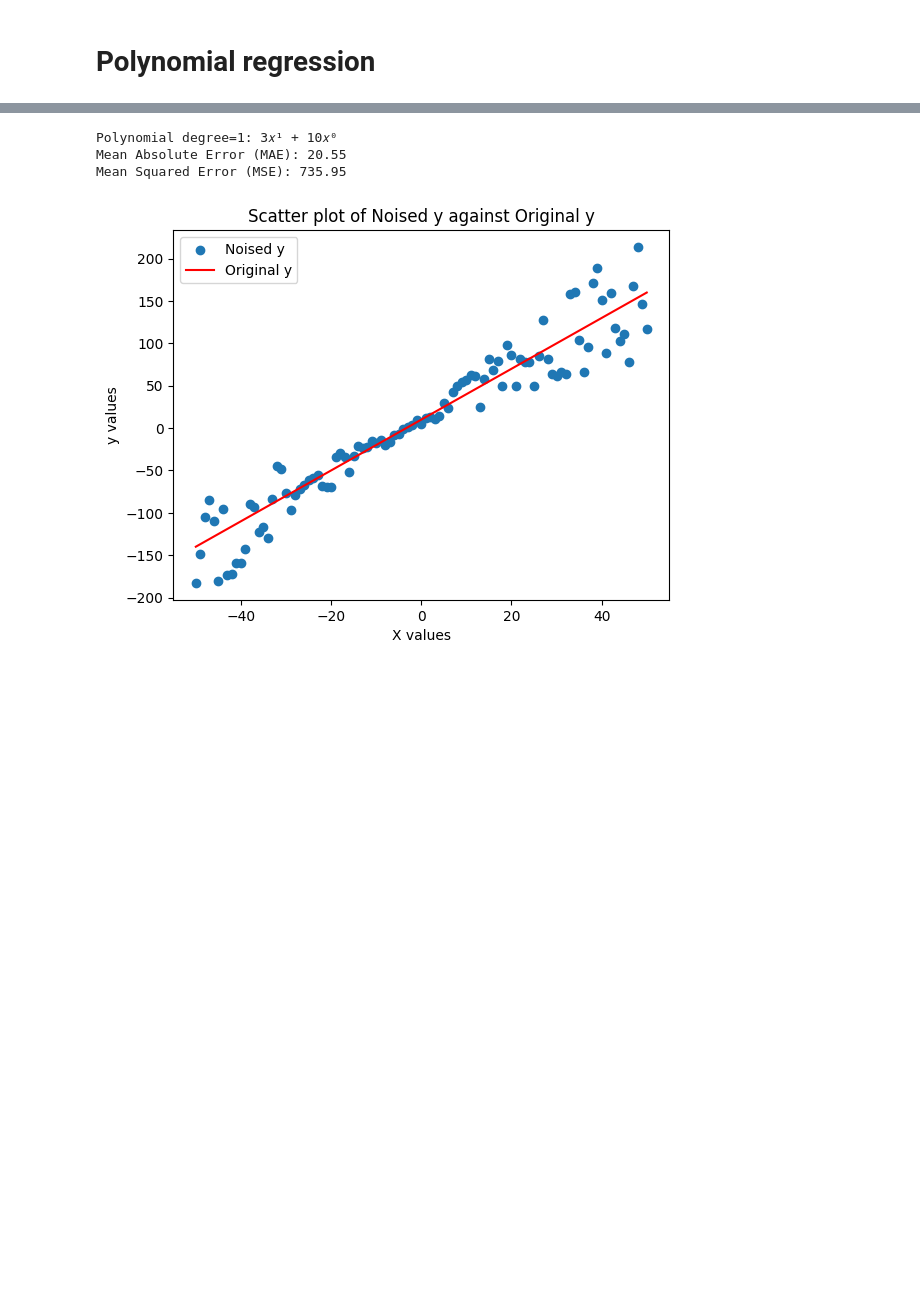
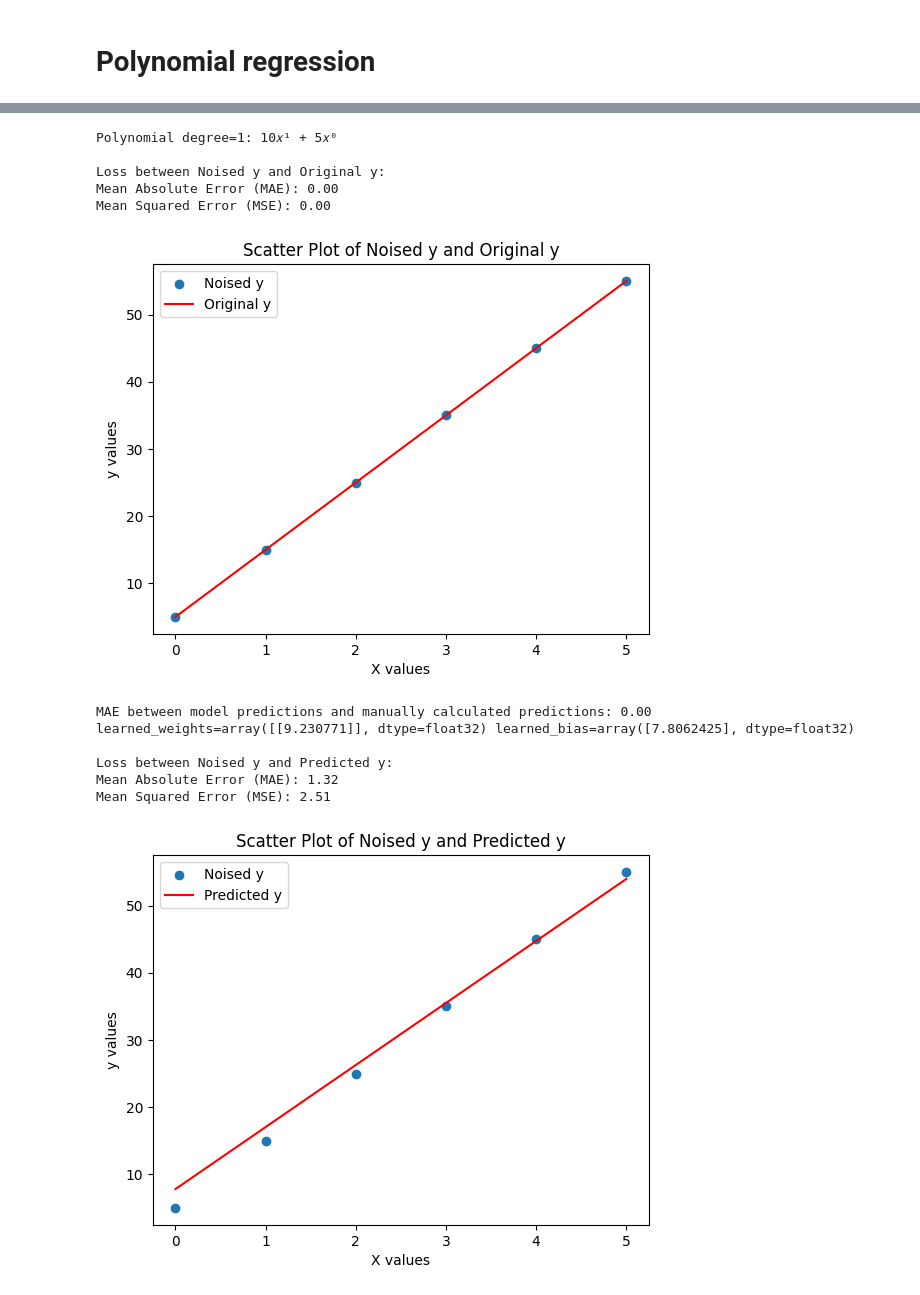
Before and after one commit to k26rahul/ML-Projects-March-2024, a Jupyter notebook: TensorFlow/tensorflow.ipynb, the cells around one changed output, grey strips where cells are left out. Drawn from its saved outputs; the diff is of its cells as text; code cells hidden in the pictures; blank space fills up the shorter version.

```diff
--- a/TensorFlow/tensorflow.ipynb
+++ b/TensorFlow/tensorflow.ipynb
@@ -159,9 +169,7 @@ def build_polynomial_model(learning_rate, degree):
   return model
 # %%
 def plot_regression_results(X, y_noised, y_pred):
-  calculate_loss(y_noised, y_pred)
-  plot_scatter_with_line(X, y_noised, y_pred, 'Noised y', 'Predicted y',
-                         "Scatter Plot of Noised y and Predicted y")
+  plot_scatter_with_line(X, y_noised, y_pred, 'Noised y', 'Predicted y')
 # %%
 def plot_loss_curve(history):
   plt.figure(figsize=(10, 6))
@@ -184,0 +201,5 @@ def polynomial_regression(X, y, degree=1, learning_rate=0.1, epochs=50, batch_si
+# %%
+X, y_noised, y_original = generate_noised_data(polynomial_function(1, [10, 5]),
+                                               [0, 5], 0)
+polynomial_regression(
+    X, y_noised, degree=1, learning_rate=0.008, epochs=1500, verbose=True)
@@ -185,8 +234,47 @@ def polynomial_regression(X, y, degree=1, learning_rate=0.1, epochs=50, batch_si
+# %%
+def build_linear_model(learning_rate):
+  model = Sequential([
+      Input(shape=(1,)),
+      Dense(units=1)
+  ])
+  model.compile(optimizer=RMSprop(learning_rate=learning_rate),
+                loss=MeanSquaredError(),
+                metrics=[RootMeanSquaredError()])
+  return model
+# %%
+def linear_regression(X, y, learning_rate=0.1, epochs=50, batch_size=1, verbose=False):
+  model = build_linear_model(learning_rate=learning_rate)
+
+  history = model.fit(X, y, epochs=epochs,
+                      batch_size=len(y)*batch_size, verbose=verbose)
+  y_pred = model.predict(X, verbose=verbose)
+
+  learned_weights, learned_bias = model.get_weights()
+  manually_calculated_predictions = [learned_bias + np.dot(feature, learned_weights)
+                                     for feature in X.reshape(-1, 1)]
+  mae = mean_absolute_error(y_pred, manually_calculated_predictions)
+  print(
+      f"MAE between model predictions and manually calculated predictions: {mae:.2f}")
+  print(f'{learned_weights=} {learned_bias=}')
+
+  plot_regression_results(X, y, y_pred)
+  plot_loss_curve(history)
 # %%
-X, y_noised, y_original = generate_noised_data(polynomial_function(1, [3, 10]),
-                                               [-50, 50], 0.5)
+X, y_noised, y_original = generate_noised_data(polynomial_function(1, [10, 5]),
+                                               [0, 5], 0)
+linear_regression(
+    X, y_noised, learning_rate=0.009, epochs=1200)
 # %% [output]
-Polynomial degree=1: 3𝑥¹ + 10𝑥⁰
-Mean Absolute Error (MAE): 20.55
-Mean Squared Error (MSE): 735.95
+Polynomial degree=1: 10𝑥¹ + 5𝑥⁰
+
+Loss between Noised y and Original y:
+Mean Absolute Error (MAE): 0.00
+Mean Squared Error (MSE): 0.00
-[figure, old version]
+[figure, new version]
+MAE between model predictions and manually calculated predictions: 0.00
+learned_weights=array([[9.230771]], dtype=float32) learned_bias=array([7.8062425], dtype=float32)
+
+Loss between Noised y and Predicted y:
+Mean Absolute Error (MAE): 1.32
+Mean Squared Error (MSE): 2.51
+[figure, added]
```
Also changed, not shown: parts of 14 cells of this notebook.
